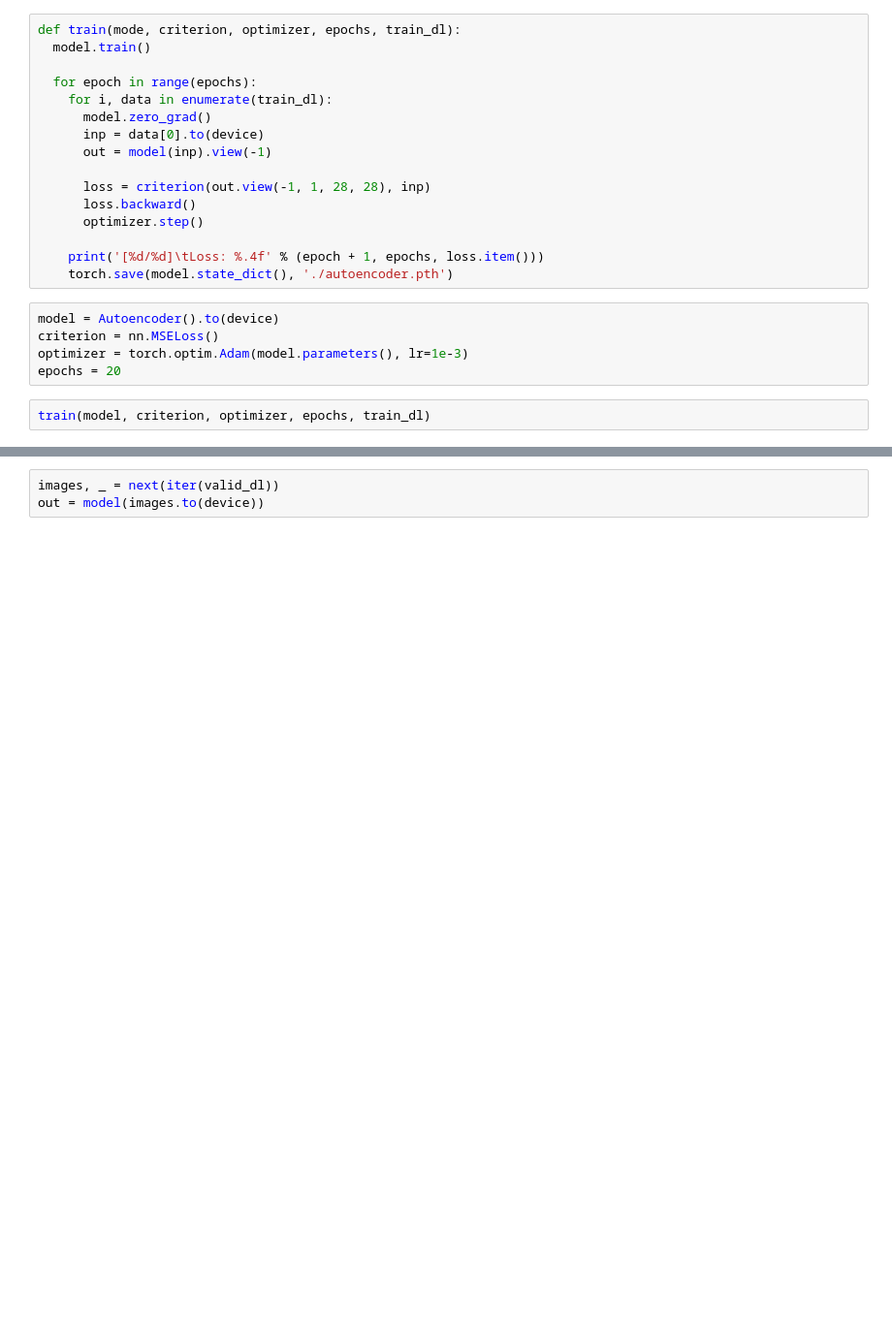
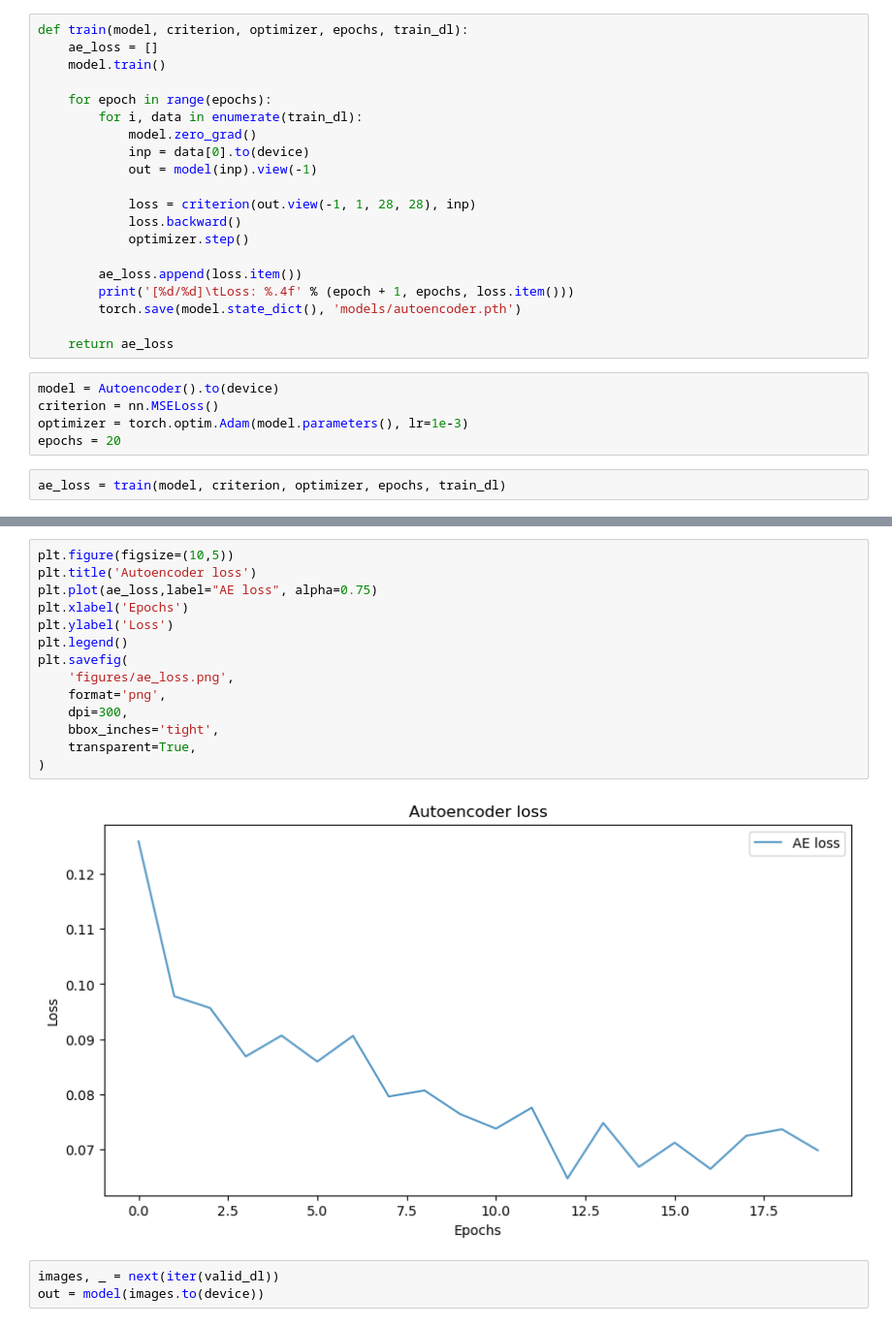
Before and after one commit to Requiem5032/mcs-applied-ai, a Jupyter notebook: autoencoder.ipynb, the cells around one changed output, grey strips where cells are left out. Shown: that part at 97% size. Saved outputs shown, nothing was run; the diff lists cells and outputs as text; blank space fills up the shorter version.

Commit message:
add figure and model

```diff
--- a/autoencoder.ipynb
+++ b/autoencoder.ipynb
@@ -148,26 +135,30 @@ class Autoencoder(nn.Module):
 # %% [markdown]
 # Train autoencoder
 # %%
-def train(mode, criterion, optimizer, epochs, train_dl):
-  model.train()
+def train(model, criterion, optimizer, epochs, train_dl):
+    ae_loss = []
+    model.train()
 
-  for epoch in range(epochs):
-    for i, data in enumerate(train_dl):
-      model.zero_grad()
-      inp = data[0].to(device)
-      out = model(inp).view(-1)
+    for epoch in range(epochs):
+        for i, data in enumerate(train_dl):
+            model.zero_grad()
+            inp = data[0].to(device)
+            out = model(inp).view(-1)
 
-      loss = criterion(out.view(-1, 1, 28, 28), inp)
-      loss.backward()
-      optimizer.step()
+            loss = criterion(out.view(-1, 1, 28, 28), inp)
+            loss.backward()
+            optimizer.step()
 
-    print('[%d/%d]\tLoss: %.4f' % (epoch + 1, epochs, loss.item()))
-    torch.save(model.state_dict(), './autoencoder.pth')
+        ae_loss.append(loss.item())
+        print('[%d/%d]\tLoss: %.4f' % (epoch + 1, epochs, loss.item()))
+        torch.save(model.state_dict(), 'models/autoencoder.pth')
+
+    return ae_loss
 # %%
 model = Autoencoder().to(device)
 criterion = nn.MSELoss()
 optimizer = torch.optim.Adam(model.parameters(), lr=1e-3)
 epochs = 20
 # %%
-train(model, criterion, optimizer, epochs, train_dl)
+ae_loss = train(model, criterion, optimizer, epochs, train_dl)
 # %% [output]
@@ -194,3 +185,19 @@ train(model, criterion, optimizer, epochs, train_dl)
+# %%
+plt.figure(figsize=(10,5))
+plt.title('Autoencoder loss')
+plt.plot(ae_loss,label="AE loss", alpha=0.75)
+plt.xlabel('Epochs')
+plt.ylabel('Loss')
+plt.legend()
+plt.savefig(
+    'figures/ae_loss.png',
+    format='png',
+    dpi=300,
+    bbox_inches='tight',
+    transparent=True,
+)
+# %% [output]
+[figure, added]
 # %%
 images, _ = next(iter(valid_dl))
 out = model(images.to(device))
```
Also changed, not shown: parts of 8 cells of this notebook, 4 other files.
